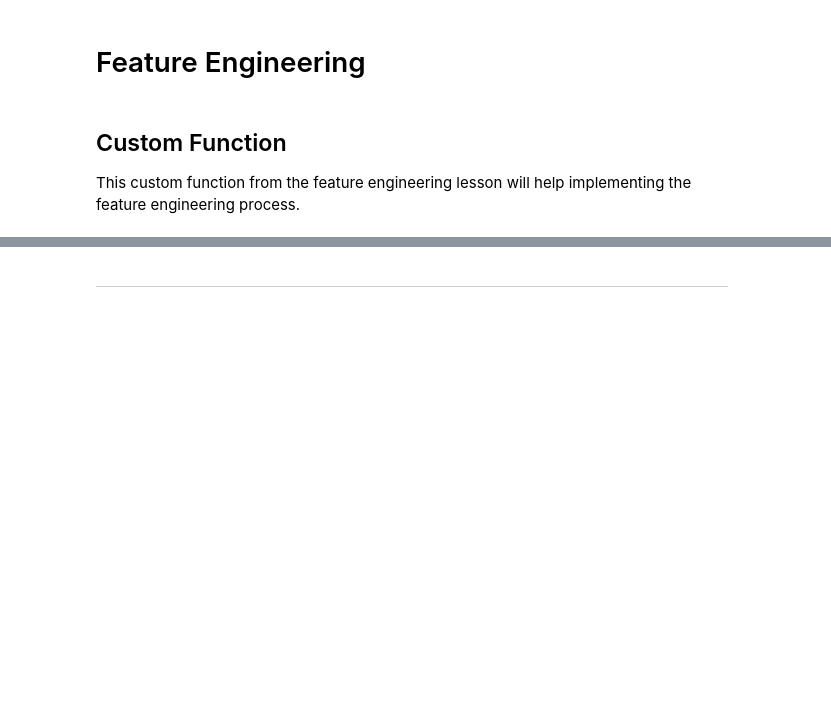
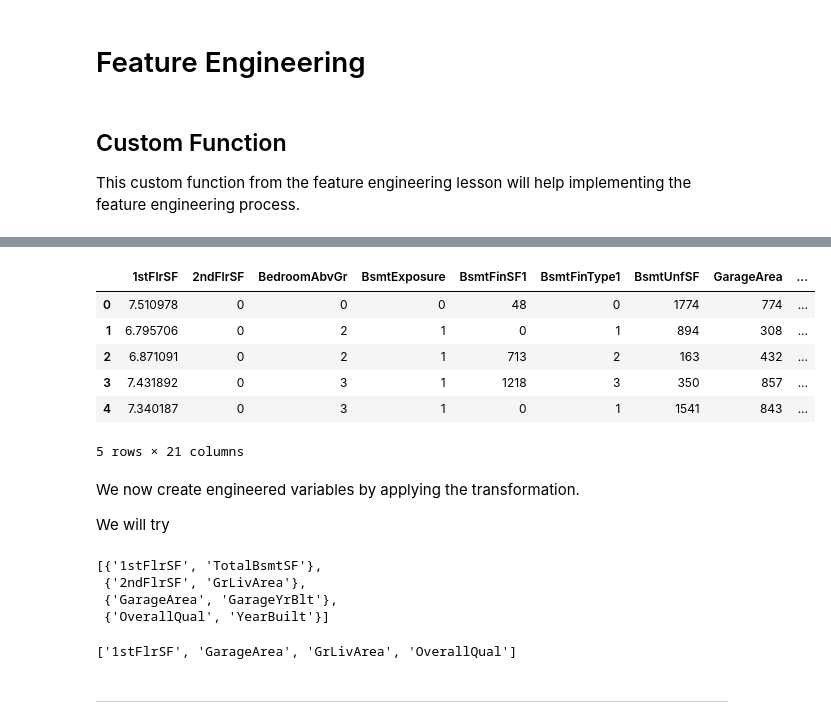
Before and after one commit to totes7/project-portfolio-5, a Jupyter notebook: jupyter_notebooks/04 - FeatureEngineering.ipynb, the cells around one changed output, grey strips where cells are left out. Cells and saved outputs as stored; diff of their text form; code cells hidden in the pictures; blank space fills up the shorter version.

Commit message:
feature-engineering pt.2

```diff
--- a/jupyter_notebooks/04 - FeatureEngineering.ipynb
+++ b/jupyter_notebooks/04 - FeatureEngineering.ipynb
@@ -305,3 +484,33 @@ def FeatEngineering_Numerical(df_feat_eng, column):
+# %%
+df_smart_corr = df_temp.copy()
+df_smart_corr.head(5)
+# %% [output]
+|  | 1stFlrSF | 2ndFlrSF | BedroomAbvGr | BsmtExposure | BsmtFinSF1 | BsmtFinType1 | BsmtUnfSF | GarageArea | ... |
+| 0 | 7.510978 | 0 | 0 | 0 | 48 | 0 | 1774 | 774 | ... |
+| 1 | 6.795706 | 0 | 2 | 1 | 0 | 1 | 894 | 308 | ... |
+| 2 | 6.871091 | 0 | 2 | 1 | 713 | 2 | 163 | 432 | ... |
+| 3 | 7.431892 | 0 | 3 | 1 | 1218 | 3 | 350 | 857 | ... |
+| 4 | 7.340187 | 0 | 3 | 1 | 0 | 1 | 1541 | 843 | ... |
+5 rows × 21 columns
+# %% [markdown]
+We now create engineered variables by applying the transformation.
+
+We will try
+# %%
+from feature_engine.selection import SmartCorrelatedSelection
+corr_sel = SmartCorrelatedSelection(variables=None, method="spearman", threshold=0.6, selection_method="variance")
+
+corr_sel.fit_transform(df_smart_corr)
+corr_sel.correlated_feature_sets_
+# %% [output]
+[{'1stFlrSF', 'TotalBsmtSF'},
+ {'2ndFlrSF', 'GrLivArea'},
+ {'GarageArea', 'GarageYrBlt'},
+ {'OverallQual', 'YearBuilt'}]
+# %%
+corr_sel.features_to_drop_
+# %% [output]
+['1stFlrSF', 'GarageArea', 'GrLivArea', 'OverallQual']
 # %% [markdown]
 ---
 # %% [markdown]
```
Also changed, not shown: parts of 20 cells of this notebook.
